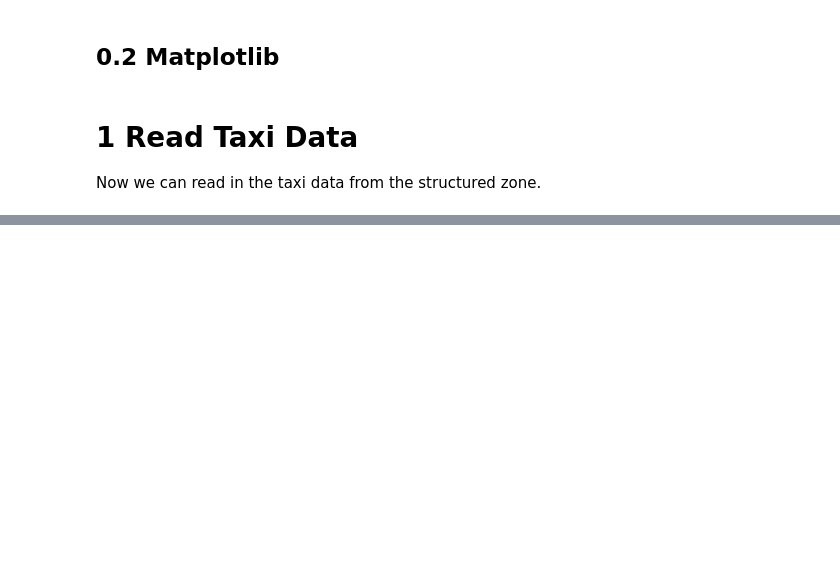
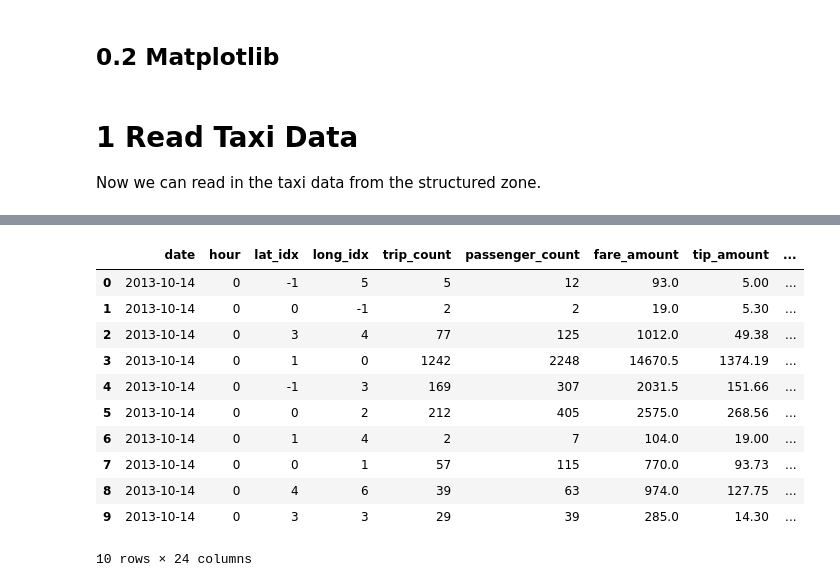
Before and after one commit to dimajix/pyspark-ml-taxis, a Jupyter notebook: notebooks/NYC Taxi Trips - Part 5 - ML.ipynb, the cells around one changed output, grey strips where cells are left out. Drawn from its saved outputs; the diff is of its cells as text; code cells hidden in the pictures; blank space fills up the shorter version.

```diff
--- a/notebooks/NYC Taxi Trips - Part 5 - ML.ipynb
+++ b/notebooks/NYC Taxi Trips - Part 5 - ML.ipynb
@@ -215,0 +193,33 @@ spark.sql("SELECT dayofweek('2019-10-05')").collect()
+# %%
+assembler = VectorAssembler(
+    handleInvalid="skip",
+    inputCols=[
+        'hour',
+        'bank_holiday',
+        'geo_location_idx',
+        'daily_temperature',
+        'hourly_temperature',
+        'daily_precipitation',
+        'hourly_precipitation',
+        'daily_wind_speed',
+        'hourly_wind_speed'
+    ],
+    outputCol='features'
+)
+
+training_data_4 = assembler.transform(training_data_3)
+
+training_data_4.limit(10).toPandas()
+# %% [output]
+|  | date | hour | lat_idx | long_idx | trip_count | passenger_count | fare_amount | tip_amount | ... |
+| 0 | 2013-10-14 | 0 | -1 | 5 | 5 | 12 | 93.0 | 5.00 | ... |
+| 1 | 2013-10-14 | 0 | 0 | -1 | 2 | 2 | 19.0 | 5.30 | ... |
+| 2 | 2013-10-14 | 0 | 3 | 4 | 77 | 125 | 1012.0 | 49.38 | ... |
+| 3 | 2013-10-14 | 0 | 1 | 0 | 1242 | 2248 | 14670.5 | 1374.19 | ... |
+| 4 | 2013-10-14 | 0 | -1 | 3 | 169 | 307 | 2031.5 | 151.66 | ... |
+| 5 | 2013-10-14 | 0 | 0 | 2 | 212 | 405 | 2575.0 | 268.56 | ... |
+| 6 | 2013-10-14 | 0 | 1 | 4 | 2 | 7 | 104.0 | 19.00 | ... |
+| 7 | 2013-10-14 | 0 | 0 | 1 | 57 | 115 | 770.0 | 93.73 | ... |
+| 8 | 2013-10-14 | 0 | 4 | 6 | 39 | 63 | 974.0 | 127.75 | ... |
+| 9 | 2013-10-14 | 0 | 3 | 3 | 29 | 39 | 285.0 | 14.30 | ... |
+10 rows × 24 columns
```
Also changed, not shown: parts of 63 cells of this notebook, 1 other file.
